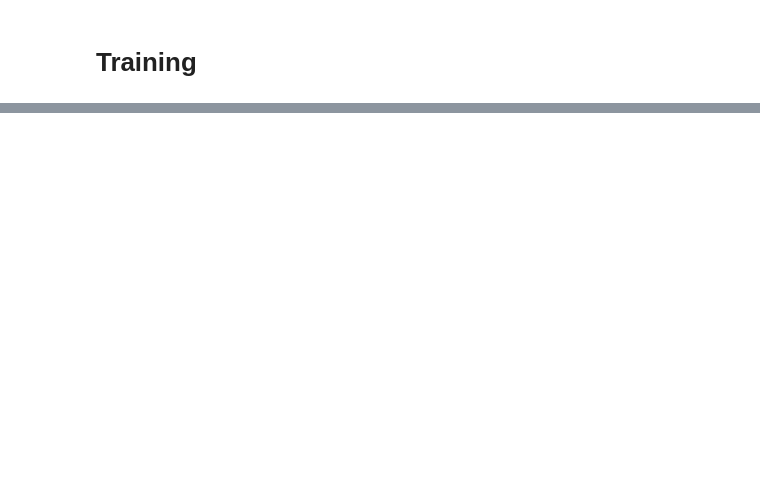
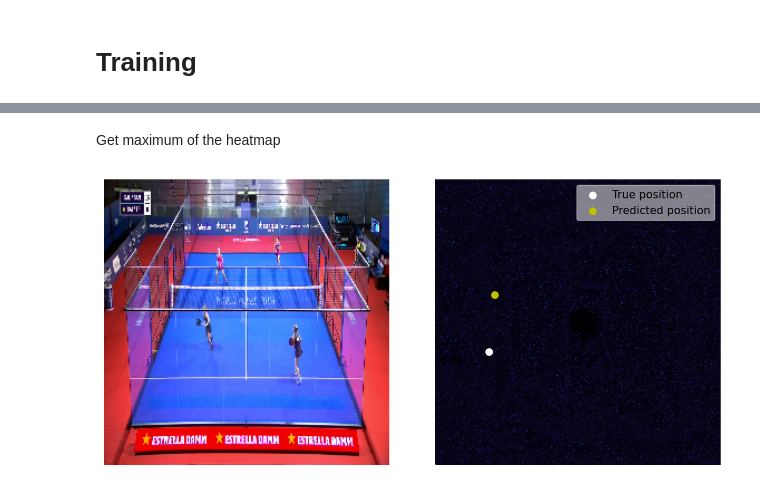
Before and after one commit to michele98/ball_tracking_padel, a Jupyter notebook: dev.ipynb, the cells around one changed output, grey strips where cells are left out. Cells and saved outputs as stored; diff of their text form; code cells hidden in the pictures; blank space fills up the shorter version.

```diff
--- a/dev.ipynb
+++ b/dev.ipynb
@@ -23,14 +27,14 @@ print(device)
 # %%
 sequence_length = 3
 
-dataset_params = dict(root="../videos/dataset_finales_2020_en/", image_size=(256, 256), sigma=5, sequence_length=sequence_length)
+dataset_params = dict(root="../videos/dataset_finales_2020_en/", image_size=(512, 512), sigma=5, sequence_length=sequence_length)
 
 dataset_demo = VideoDataset(**dataset_params)
 dataset_train = VideoDataset(**dataset_params, transform=ToTensor(), target_transform=ToTensor(), split='train')
 dataset_val = VideoDataset(**dataset_params, transform=ToTensor(), target_transform=ToTensor(), split='val')
 
-data_loader_train = DataLoader(dataset_train, batch_size=1)
-data_loader_val = DataLoader(dataset_val, batch_size=1)
+data_loader_train = DataLoader(dataset_train, batch_size=2)
+data_loader_val = DataLoader(dataset_val, batch_size=2)
 # %%
 w, h, dpi = 480, 853, 100
 
@@ -59,0 +90,42 @@ train_model(model,
+# %%
+frames, heatmaps = dataset_val[2]
+heatmaps_np = heatmaps.numpy()
+frames_np = frames.numpy()[:3].transpose(1, 2, 0)
+
+with torch.no_grad():
+    outputs = model(frames[None, :].to(device))
+outputs_np = outputs.to('cpu').numpy()[0].transpose(0, 2, 1)
+# %% [markdown]
+Get maximum of the heatmap
+# %%
+def get_maximum_coordinates(heatmaps):
+    if len(heatmaps.shape)==3:
+        map_max_values = np.max(heatmaps.reshape(3, -1), axis=1)
+        map_index = np.argmax(map_max_values)
+        max_value = np.max(map_max_values)
+        x, y = np.nonzero(heatmaps[map_index] == max_value)
+    else:
+        max_value = np.max(heatmaps)
+        x, y = np.nonzero(heatmaps == max_value)
+
+    return y[0], x[0]
+# %%
+w, h, dpi = 1280, 720, 150
+
+fig, axs = plt.subplots(figsize=(w/dpi, h/dpi), dpi=dpi, ncols=2)
+
+axs[0].imshow(frames_np)
+
+axs[1].imshow(outputs_np[0], cmap='magma')
+axs[1].scatter(*get_maximum_coordinates(heatmaps_np[0]), color='w', label='True position')
+axs[1].scatter(*get_maximum_coordinates(outputs_np), color='y', label='Predicted position')
+
+axs[1].legend(framealpha=0.5)
+
+fig.tight_layout()
+for ax in axs:
+    ax.set_axis_off()
+
+plt.show()
+# %% [output]
+[figure, added]
```
Also changed, not shown: parts of 10 cells of this notebook.
